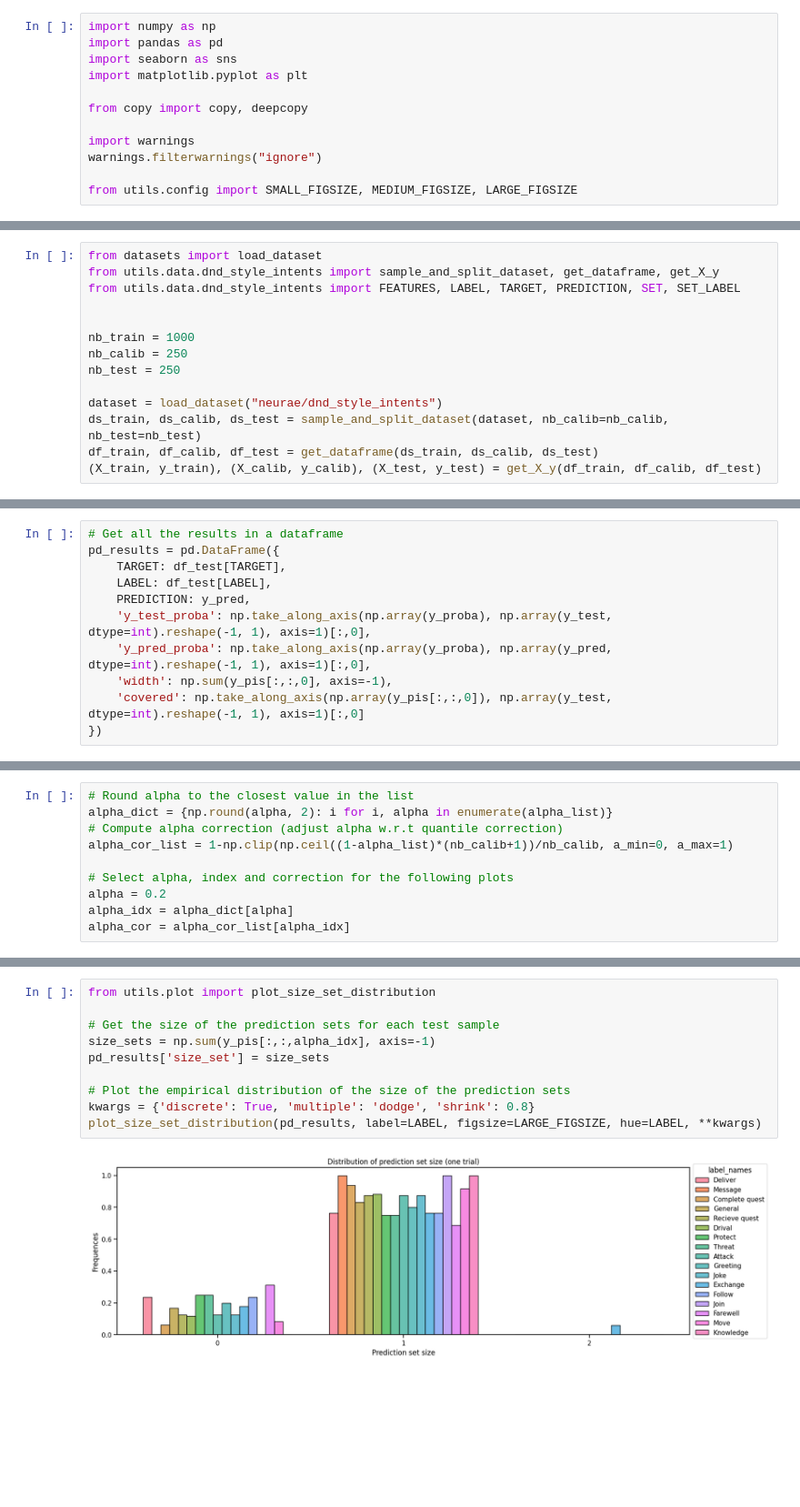
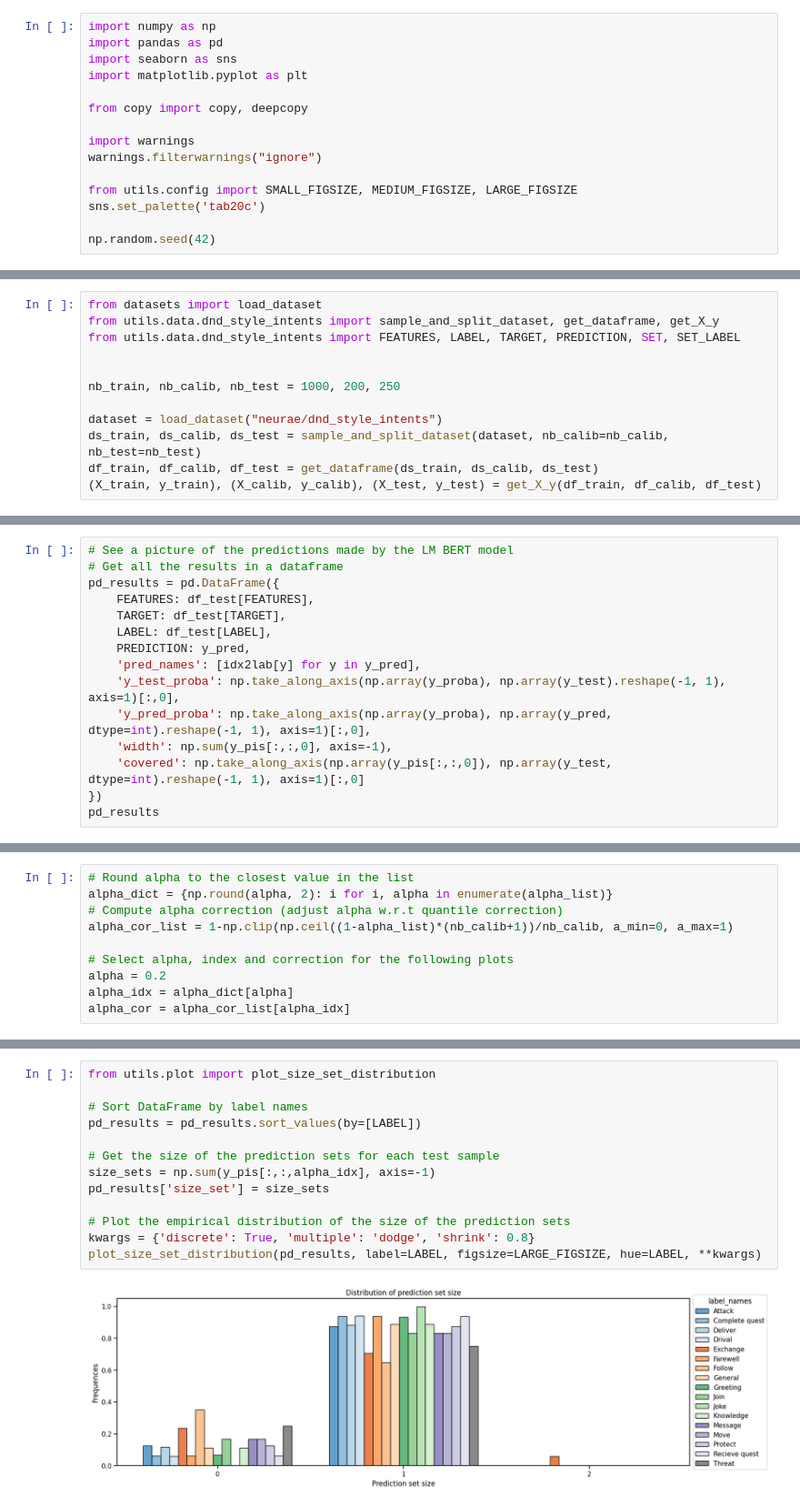
Before and after one commit to thibaultcordier/mapie-tutorial, a Jupyter notebook: 4b_tuto_nlp_mondrian.ipynb, the cells around one changed output, grey strips where cells are left out. Shown at 91% size. Drawn from its saved outputs; the diff is of its cells as text; blank space fills up the shorter version.

```diff
--- a/4b_tuto_nlp_mondrian.ipynb
+++ b/4b_tuto_nlp_mondrian.ipynb
@@ -15,3 +20,6 @@ import warnings
 warnings.filterwarnings("ignore")
 
 from utils.config import SMALL_FIGSIZE, MEDIUM_FIGSIZE, LARGE_FIGSIZE
+sns.set_palette('tab20c')
+
+np.random.seed(42)
@@ -23,9 +31,7 @@ from utils.data.dnd_style_intents import sample_and_split_dataset, get_dataframe
 from utils.data.dnd_style_intents import FEATURES, LABEL, TARGET, PREDICTION, SET, SET_LABEL
 
 
-nb_train = 1000
-nb_calib = 250
-nb_test = 250
+nb_train, nb_calib, nb_test = 1000, 200, 250
 
 dataset = load_dataset("neurae/dnd_style_intents")
 ds_train, ds_calib, ds_test = sample_and_split_dataset(dataset, nb_calib=nb_calib, nb_test=nb_test)
@@ -113,11 +110,15 @@ When mapie.predict, compute the mapie_classifier.quantiles_
 # %%
+# See a picture of the predictions made by the LM BERT model
 # Get all the results in a dataframe
 pd_results = pd.DataFrame({
+    FEATURES: df_test[FEATURES],
     TARGET: df_test[TARGET],
     LABEL: df_test[LABEL],
     PREDICTION: y_pred,
-    'y_test_proba': np.take_along_axis(np.array(y_proba), np.array(y_test, dtype=int).reshape(-1, 1), axis=1)[:,0],
+    'pred_names': [idx2lab[y] for y in y_pred],
+    'y_test_proba': np.take_along_axis(np.array(y_proba), np.array(y_test).reshape(-1, 1), axis=1)[:,0],
     'y_pred_proba': np.take_along_axis(np.array(y_proba), np.array(y_pred, dtype=int).reshape(-1, 1), axis=1)[:,0],
     'width': np.sum(y_pis[:,:,0], axis=-1),
     'covered': np.take_along_axis(np.array(y_pis[:,:,0]), np.array(y_test, dtype=int).reshape(-1, 1), axis=1)[:,0]
 })
+pd_results
@@ -134,12 +153,15 @@ alpha_cor = alpha_cor_list[alpha_idx]
 # %%
 from utils.plot import plot_size_set_distribution
+
+# Sort DataFrame by label names
+pd_results = pd_results.sort_values(by=[LABEL])
 
 # Get the size of the prediction sets for each test sample
 size_sets = np.sum(y_pis[:,:,alpha_idx], axis=-1)
 pd_results['size_set'] = size_sets
 
 # Plot the empirical distribution of the size of the prediction sets
 kwargs = {'discrete': True, 'multiple': 'dodge', 'shrink': 0.8}
 plot_size_set_distribution(pd_results, label=LABEL, figsize=LARGE_FIGSIZE, hue=LABEL, **kwargs)
 # %% [output]
-[figure, old version]
+[figure, new version]
```
Also changed, not shown: parts of 36 cells of this notebook, 6 other files.
